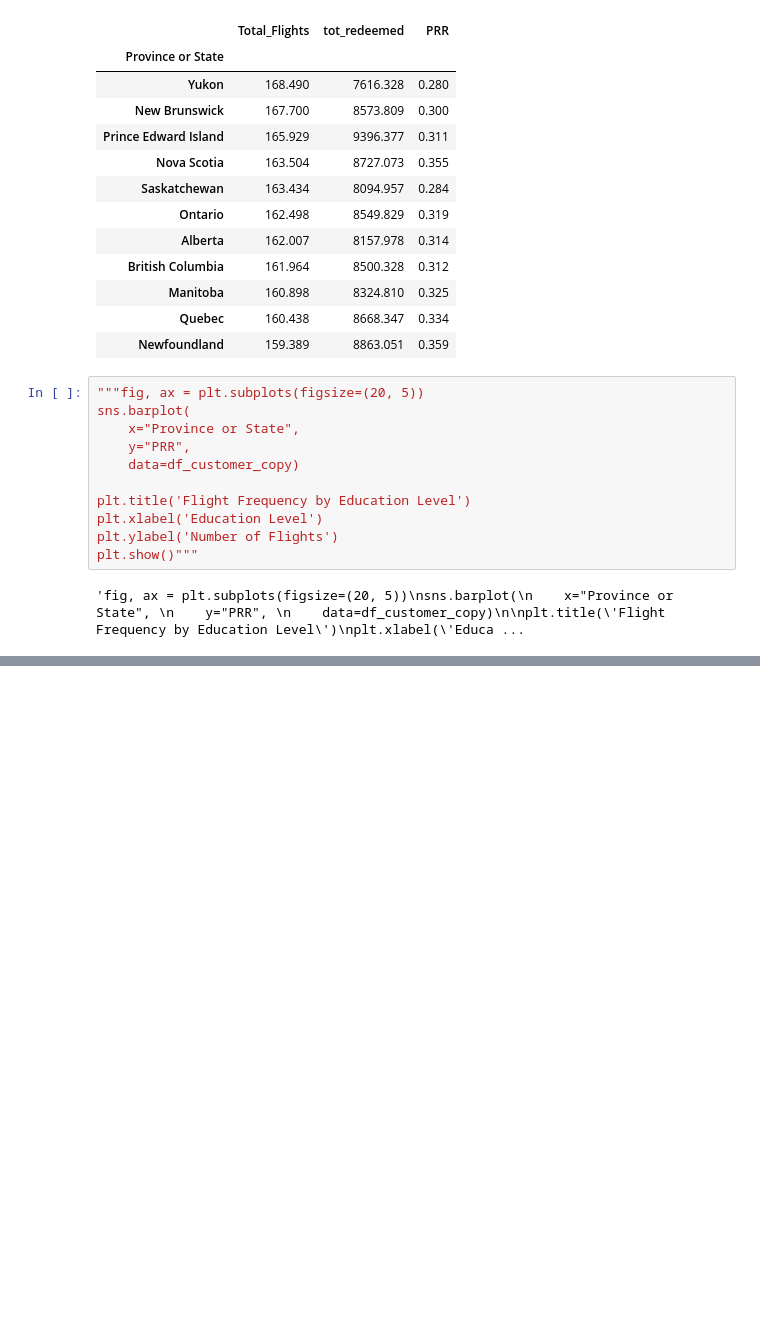
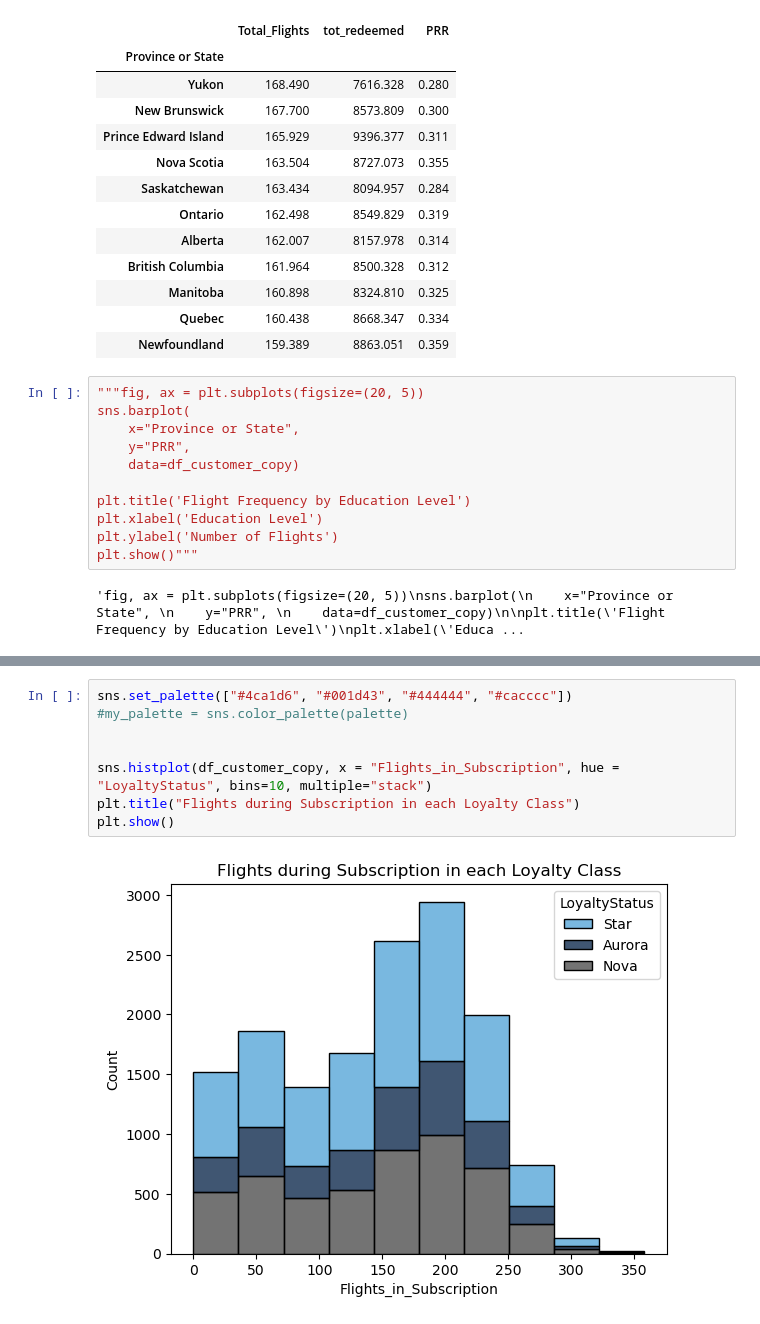
Before and after one commit to LiberoBiagi/DM_Nova_IMS_25-26, a Jupyter notebook: data_mining.ipynb, the cells around one changed output, grey strips where cells are left out. Cells and saved outputs as stored; diff of their text form; blank space fills up the shorter version.

```diff
--- a/data_mining.ipynb
+++ b/data_mining.ipynb
@@ -1052,0 +1104,10 @@ plt.show()"""
+# %%
+sns.set_palette(["#4ca1d6", "#001d43", "#444444", "#cacccc"])
+#my_palette = sns.color_palette(palette)
+
+
+sns.histplot(df_customer_copy, x = "Flights_in_Subscription", hue = "LoyaltyStatus", bins=10, multiple="stack")
+plt.title("Flights during Subscription in each Loyalty Class")
+plt.show()
+# %% [output]
+[figure, added]
```
Also changed, not shown: parts of 11 cells of this notebook.
